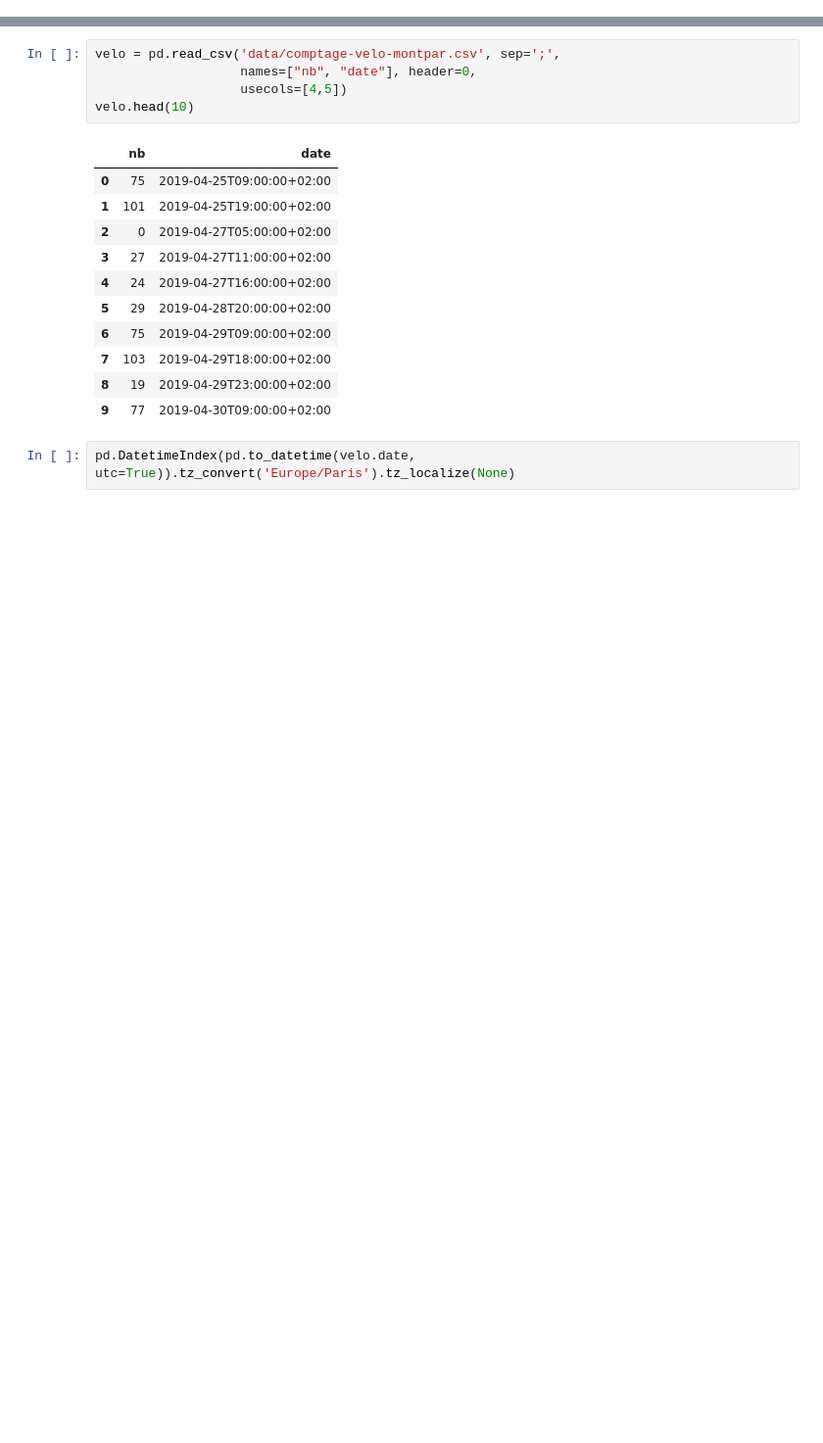
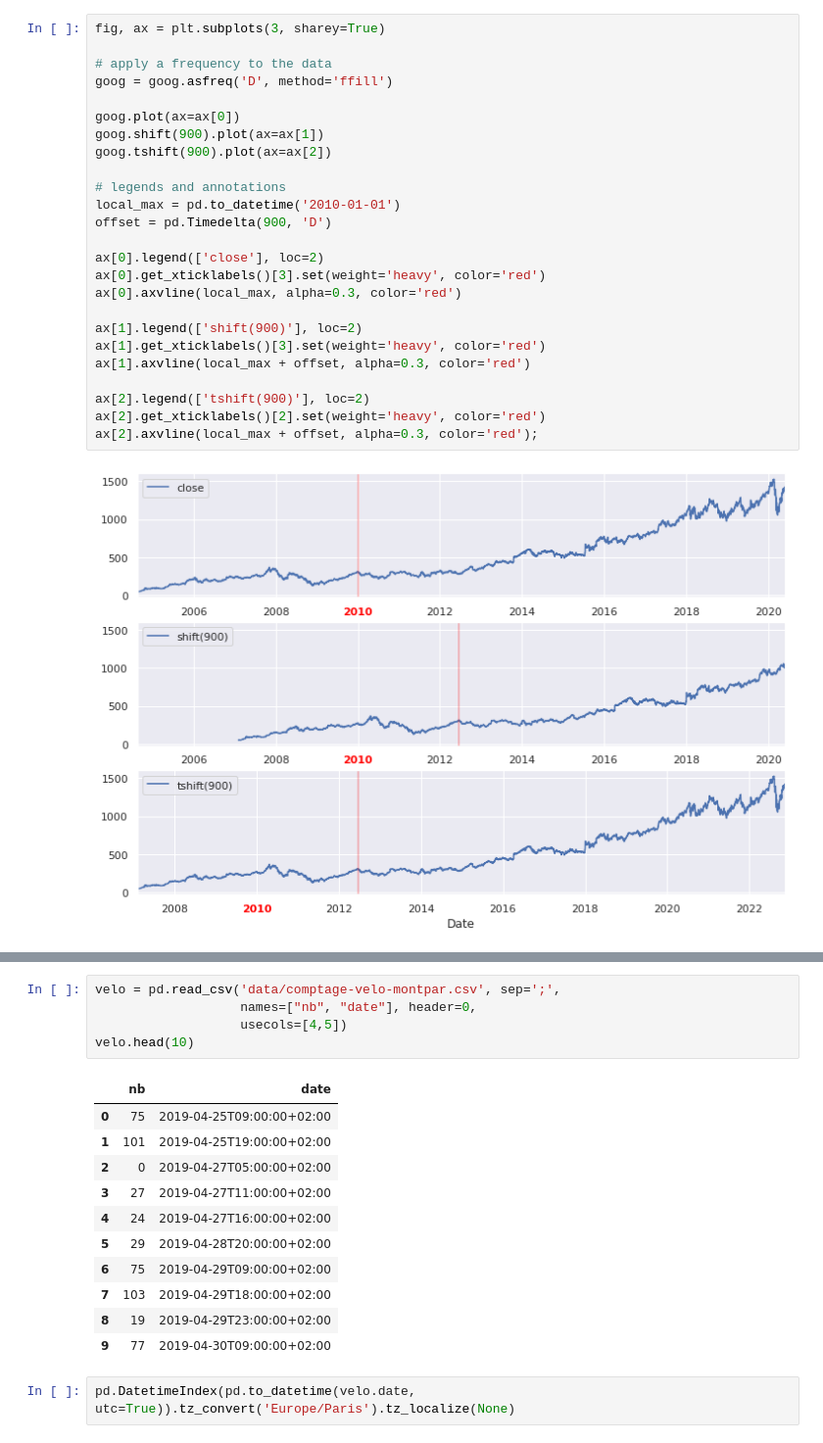
Before and after one commit to Statoscop/notebooks-blog, a Jupyter notebook: Series temporelles/SeriesTemp_Python_2.ipynb, the cells around one changed output, grey strips where cells are left out. Shown: that part at 98% size. Saved outputs shown, nothing was run; the diff lists cells and outputs as text; blank space fills up the shorter version.

```diff
--- a/Series temporelles/SeriesTemp_Python_2.ipynb
+++ b/Series temporelles/SeriesTemp_Python_2.ipynb
@@ -4,0 +127,27 @@
+# %%
+fig, ax = plt.subplots(3, sharey=True)
+
+# apply a frequency to the data
+goog = goog.asfreq('D', method='ffill')
+
+goog.plot(ax=ax[0])
+goog.shift(900).plot(ax=ax[1])
+goog.tshift(900).plot(ax=ax[2])
+
+# legends and annotations
+local_max = pd.to_datetime('2010-01-01')
+offset = pd.Timedelta(900, 'D')
+
+ax[0].legend(['close'], loc=2)
+ax[0].get_xticklabels()[3].set(weight='heavy', color='red')
+ax[0].axvline(local_max, alpha=0.3, color='red')
+
+ax[1].legend(['shift(900)'], loc=2)
+ax[1].get_xticklabels()[3].set(weight='heavy', color='red')
+ax[1].axvline(local_max + offset, alpha=0.3, color='red')
+
+ax[2].legend(['tshift(900)'], loc=2)
+ax[2].get_xticklabels()[2].set(weight='heavy', color='red')
+ax[2].axvline(local_max + offset, alpha=0.3, color='red');
+# %% [output]
+[figure, added]
```
Also changed, not shown: parts of 19 cells of this notebook, 3 other files.
